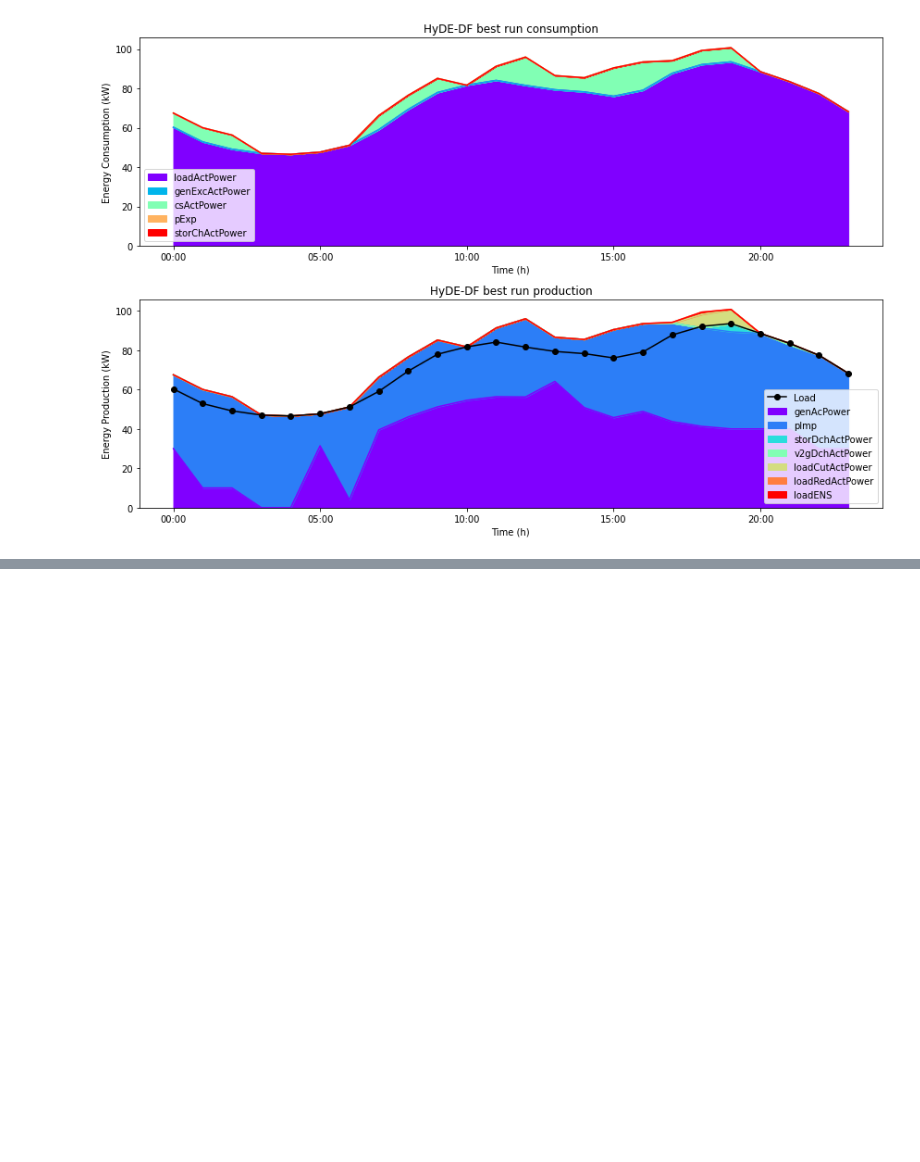
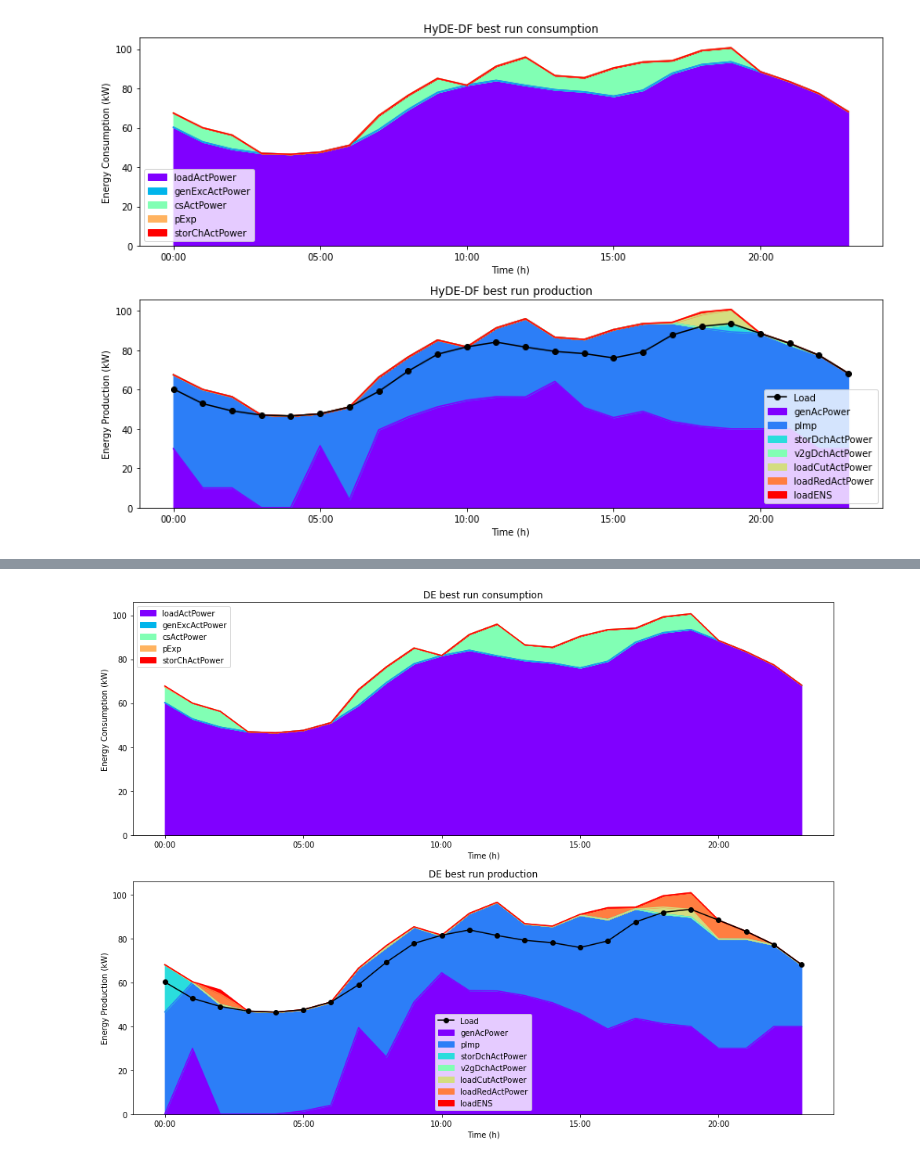
Before and after one commit to ECGomes/eso_project, a Jupyter notebook: visualization_results.ipynb, the cells around one changed output, grey strips where cells are left out. Cells and saved outputs as stored; diff of their text form; code cells hidden in the pictures; blank space fills up the shorter version.

```diff
--- a/visualization_results.ipynb
+++ b/visualization_results.ipynb
@@ -8,0 +186,10 @@ import glob
+# %%
+# Define the several sets structure used in the gams optimization process,
+# these sets depends the number of resources used in matlab code
+
+_t = np.arange(period)
+_gen = np.arange(gen)
+_Load = np.arange(Load)
+_stor = np.arange(stor)
+_v2g = np.arange(v2g)
+_cs = np.arange(cs)
@@ -385,0 +1536,20 @@ plt.show()
+# %%
+# DE best run results for consumption and production
+
+fig, axs = plt.subplots(nrows=2, figsize=(16, 12))
+
+df_de_cons.plot.area(ax=axs[0], cmap='rainbow')
+axs[0].set_title('DE best run consumption')
+axs[0].set_ylabel('Energy Consumption (kW)')
+axs[0].set_xlabel('Time (h)')
+
+df_de_prod.plot.area(ax=axs[1], cmap='rainbow')
+axs[1].plot(np.sum(results_hyde['run04']['loadActPower'], axis=0), 'o-', label='Load', color='black')
+axs[1].legend()
+axs[1].set_title('DE best run production')
+axs[1].set_ylabel('Energy Production (kW)')
+axs[1].set_xlabel('Time (h)')
+
+plt.show()
+# %% [output]
+[figure, added]
```
Also changed, not shown: parts of 25 cells of this notebook, 44 other files.
